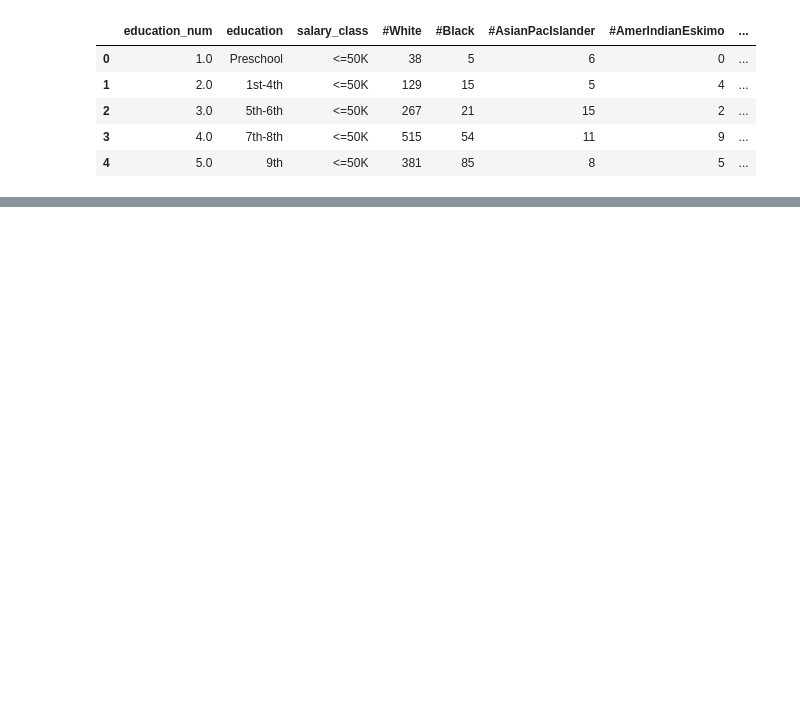
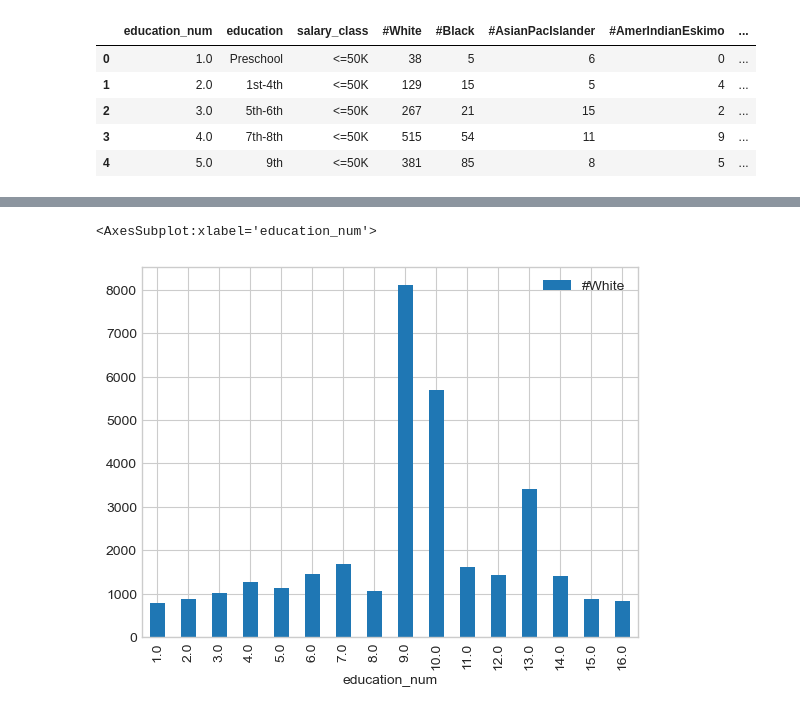
Before and after one commit to UdayaPriyaS01/ADBMS_Project, a Jupyter notebook: Differentail_Data_Privacy.ipynb, the cells around one changed output, grey strips where cells are left out. Saved outputs shown, nothing was run; the diff lists cells and outputs as text; code cells hidden in the pictures; blank space fills up the shorter version.

```diff
--- a/Differentail_Data_Privacy.ipynb
+++ b/Differentail_Data_Privacy.ipynb
@@ -281,0 +340,5 @@ count_race_df.plot(x="education_num",y="#White",kind="bar")
+# %%
+noise_race_count_df.plot(x="education_num",y="#White",kind="bar")
+# %% [output]
+<AxesSubplot:xlabel='education_num'>
+[figure, added]
```
Also changed, not shown: parts of 21 cells of this notebook.
